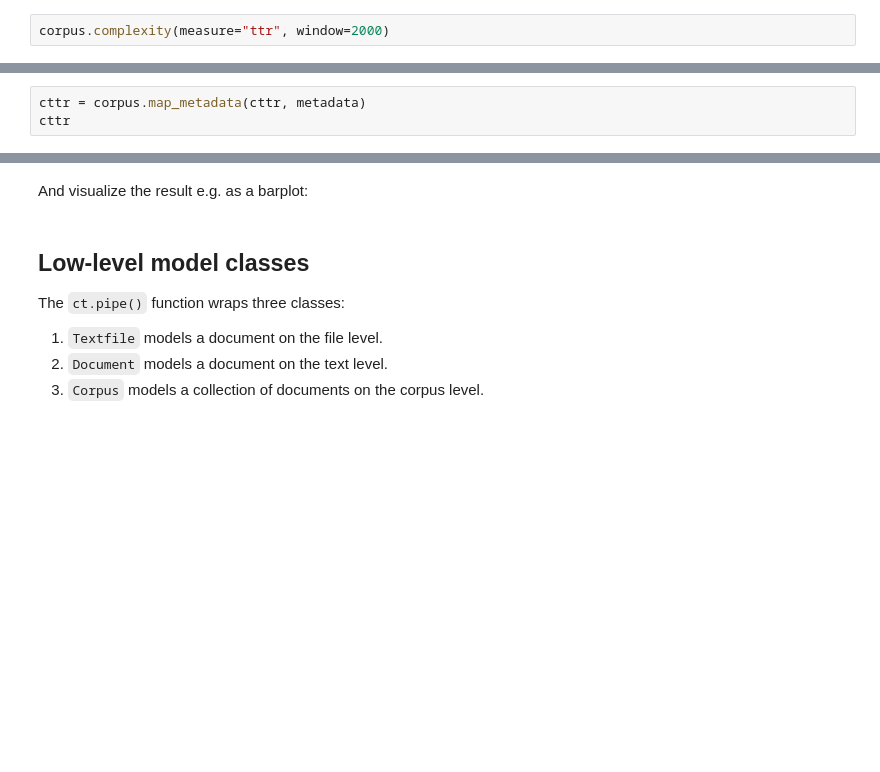
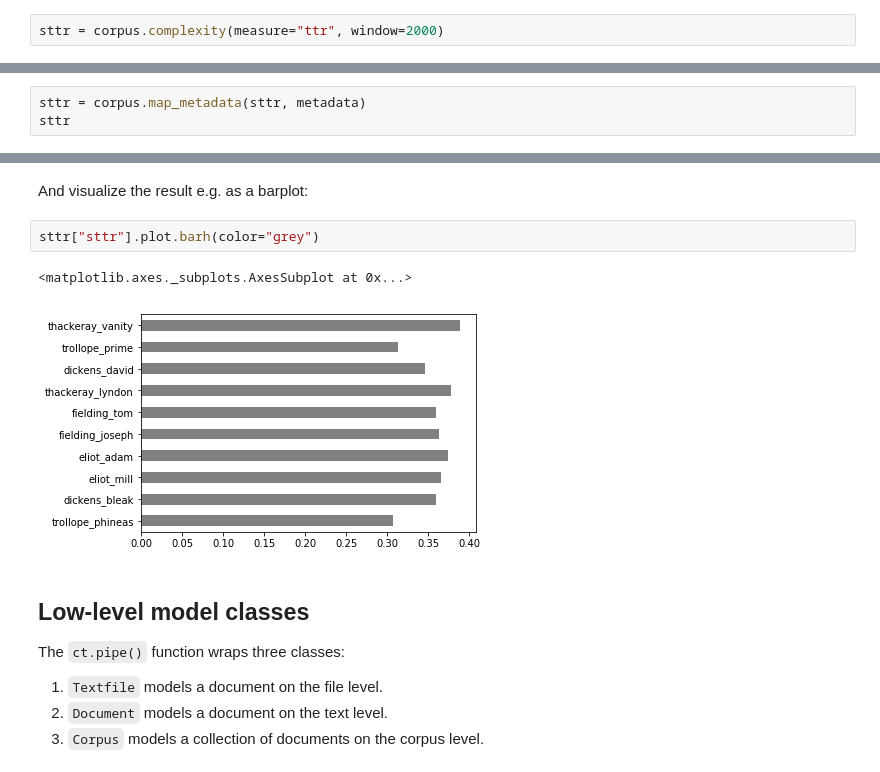
Before and after one commit to cophi-wue/cophi-toolbox, a Jupyter notebook: src/API.ipynb, the cells around one changed output, grey strips where cells are left out. Cells and saved outputs as stored; diff of their text form; blank space fills up the shorter version.

```diff
--- a/src/API.ipynb
+++ b/src/API.ipynb
@@ -235,2 +340,2 @@ Or document by document using the `complexity()` method:
 # %%
-corpus.complexity(measure="ttr", window=2000)
+sttr = corpus.complexity(measure="ttr", window=2000)
@@ -266,5 +342,5 @@ dtype: float64
 # %% [markdown]
 Of course you can also map metadata here again:
 # %%
-cttr = corpus.map_metadata(cttr, metadata)
-cttr
+sttr = corpus.map_metadata(sttr, metadata)
+sttr
@@ -271,5 +359,10 @@ cttr
 # %% [markdown]
 And visualize the result e.g. as a barplot:
+# %%
+sttr["sttr"].plot.barh(color="grey")
+# %% [output]
+<matplotlib.axes._subplots.AxesSubplot at 0x...>
+[figure, added]
 # %% [markdown]
 ## Low-level model classes
 
```
Also changed, not shown: parts of 81 cells of this notebook.
